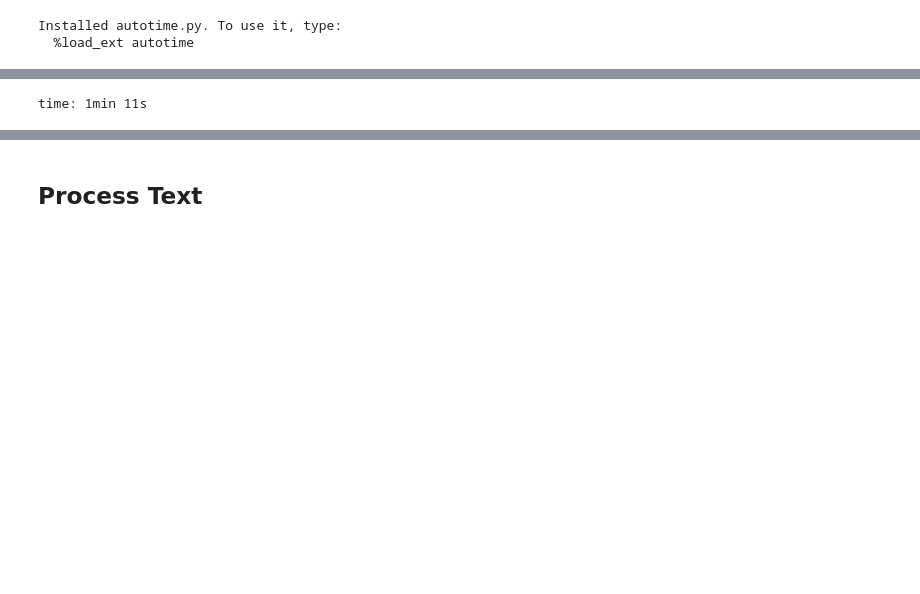
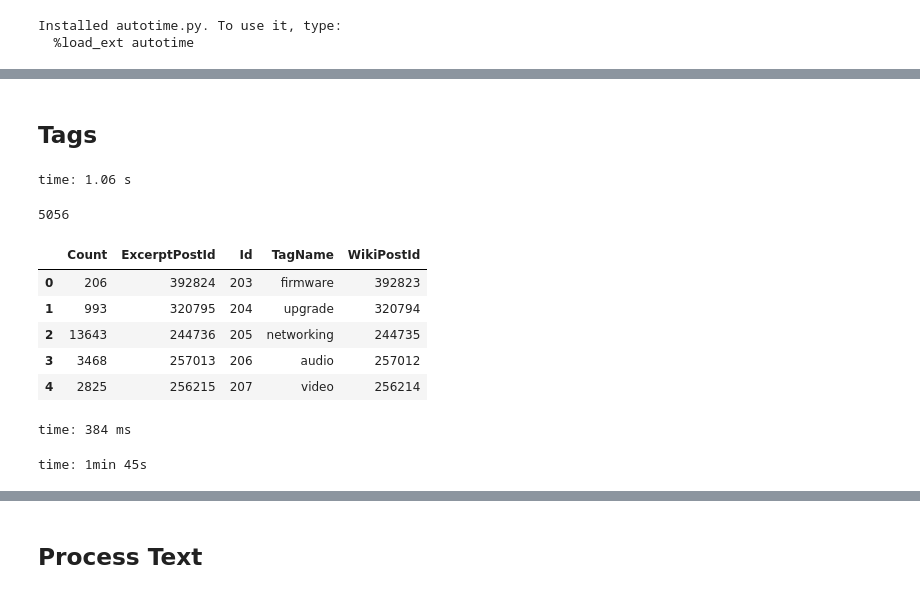
Before and after one commit to npatta01/superuser-topic-modeling, a Jupyter notebook: superuser.ipynb, the cells around one changed output, grey strips where cells are left out. Saved outputs shown, nothing was run; the diff lists cells and outputs as text; code cells hidden in the pictures; blank space fills up the shorter version.

```diff
--- a/superuser.ipynb
+++ b/superuser.ipynb
@@ -53,7 +34,26 @@ time: 2 ms
+# %% [markdown]
+## Tags
 # %%
-posts_df = helper.get_xml_file_as_df(os.path.join(data_dir,'Posts.xml'),max_num_children=1000)
+tags_df = helper.get_xml_file_as_df(os.path.join(data_dir,'Tags.xml'))
 # %% [output]
-time: 1min 11s
+time: 1.06 s
+# %%
+print (len(tags_df))
+tags_df.head()
+# %% [output]
+5056
+|  | Count | ExcerptPostId | Id | TagName | WikiPostId |
+| 0 | 206 | 392824 | 203 | firmware | 392823 |
+| 1 | 993 | 320795 | 204 | upgrade | 320794 |
+| 2 | 13643 | 244736 | 205 | networking | 244735 |
+| 3 | 3468 | 257013 | 206 | audio | 257012 |
+| 4 | 2825 | 256215 | 207 | video | 256214 |
+time: 384 ms
+# %%
+#posts_df = helper.get_xml_file_as_df(os.path.join(data_dir,'Posts.xml'),max_num_children=1000)
+posts_df = helper.get_xml_file_as_df(os.path.join(data_dir,'Posts.xml'))
+# %% [output]
+time: 1min 45s
 # %%
 posts_df.head()
 # %% [output]
```
Also changed, not shown: parts of 17 cells of this notebook, 1 other file.
